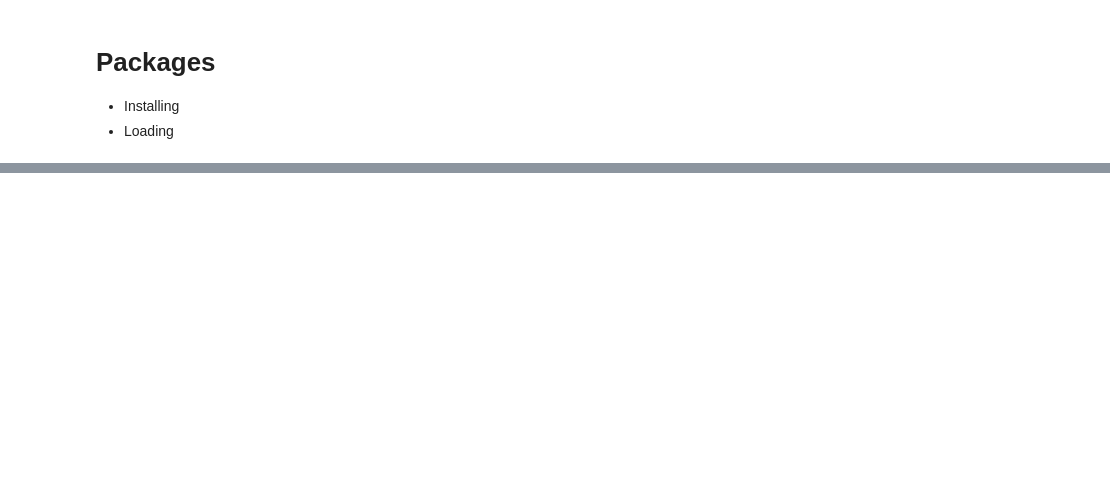
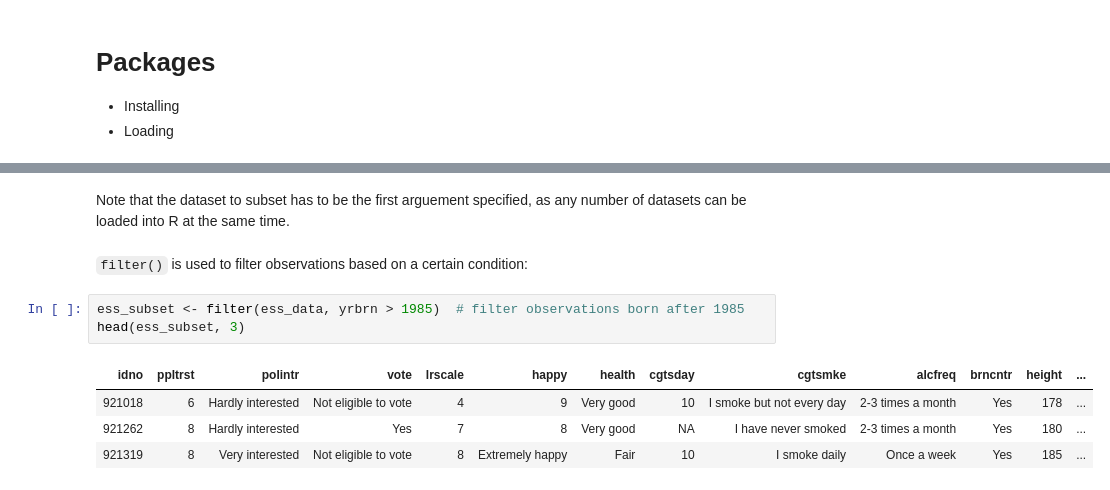
Before and after one commit to CALDISS-AAU/workshop_r-table-data, a Jupyter notebook: notebooks/R_table-data_refresher.ipynb, the cells around one changed output, grey strips where cells are left out. Cells and saved outputs as stored; diff of their text form; blank space fills up the shorter version.

```diff
--- a/notebooks/R_table-data_refresher.ipynb
+++ b/notebooks/R_table-data_refresher.ipynb
@@ -121,0 +308,12 @@ An often occuring type of object class in R is the logical class. A logical is e
+# %% [markdown]
+Note that the dataset to subset has to be the first arguement specified, as any number of datasets can be loaded into R at the same time.
+# %% [markdown]
+`filter()` is used to filter observations based on a certain condition:
+# %%
+ess_subset <- filter(ess_data, yrbrn > 1985)  # filter observations born after 1985
+head(ess_subset, 3)
+# %% [output]
+| idno | ppltrst | polintr | vote | lrscale | happy | health | cgtsday | cgtsmke | alcfreq | brncntr | height | ... |
+| 921018 | 6 | Hardly interested | Not eligible to vote | 4 | 9 | Very good | 10 | I smoke but not every day | 2-3 times a month | Yes | 178 | ... |
+| 921262 | 8 | Hardly interested | Yes | 7 | 8 | Very good | NA | I have never smoked | 2-3 times a month | Yes | 180 | ... |
+| 921319 | 8 | Very interested | Not eligible to vote | 8 | Extremely happy | Fair | 10 | I smoke daily | Once a week | Yes | 185 | ... |
```
Also changed, not shown: parts of 64 cells of this notebook, 5 other files.
